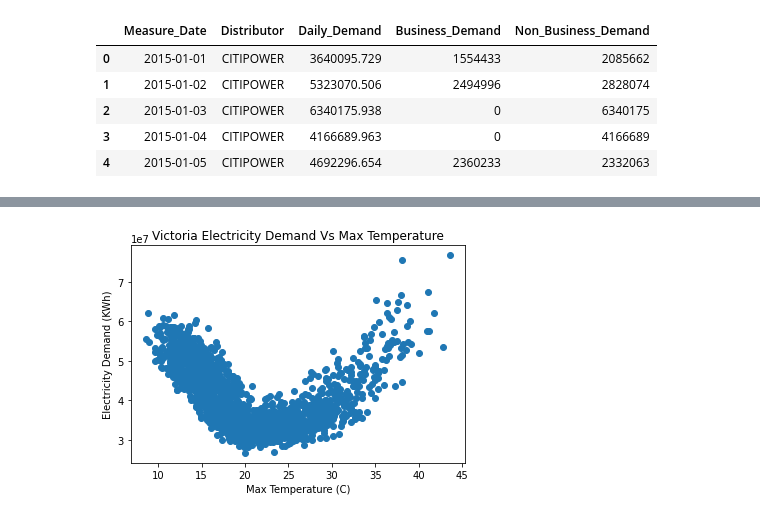
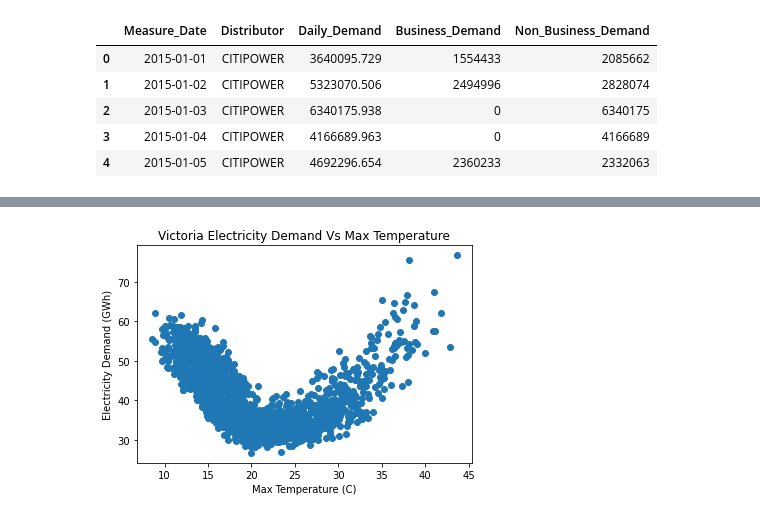
Before and after one commit to tahsinurrahman2011/Project-1, a Jupyter notebook: Electricity Demand Vs Weather Analysis.ipynb, the cells around one changed output, grey strips where cells are left out. Drawn from its saved outputs; the diff is of its cells as text; code cells hidden in the pictures.

Commit message:
demand agaist weather plotting

```diff
--- a/Electricity Demand Vs Weather Analysis.ipynb
+++ b/Electricity Demand Vs Weather Analysis.ipynb
@@ -84,6 +85,6 @@ demand_df.head()
 | 4 | 2015-01-05 | CITIPOWER | 4692296.654 | 2360233 | 2332063 |
 # %%
 Vicdemand_df = demand_df.groupby(['Measure_Date']).agg({'Daily_Demand': "sum",'Business_Demand': "sum",'Non_Business_Demand': "sum"})
-VicdemandDaily_df = pd.DataFrame(Vicdemand_df['Daily_Demand'])
-
-VicdemandDaily_df.tail()
+VicdemandDaily_df = pd.DataFrame(Vicdemand_df['Daily_Demand']/1000000)
+VicdemandDaily_df = VicdemandDaily_df.rename(columns={"Daily_Demand": "Daily_Demand (GWh)"})
+VicdemandDaily_df = VicdemandDaily_df
@@ -99,5 +92,8 @@ VicdemandDaily_df.tail()
 MaxTempDF = weatherDF.loc[weatherDF.MeasurementType == 'MaxTemp']
 MaxTempDF = MaxTempDF.loc[((MaxTempDF.Measure_Date >= '2015-01-01') & (MaxTempDF.Measure_Date < '2019-07-01'))]
 MaxTempDF = MaxTempDF.groupby(['Measure_Date']).agg({'Measure': 'mean'})
-MaxTempDF.tail()
+
+VicDailyDemand_MaxTemp = VicdemandDaily_df.merge(MaxTempDF, left_index=True, right_index=True)
+VicDailyDemand_MaxTemp.dropna(inplace=True)
+VicDailyDemand_MaxTemp.head()
 # %% [output]
@@ -122,9 +107,9 @@ VicDailyDemand_MaxTemp.head()
 # %%
-# VicDailyDemand_MaxTemp.plot(x='Measure', y='Daily_Demand', style='o')
-plt.scatter(VicDailyDemand_MaxTemp['Measure'], VicDailyDemand_MaxTemp['Daily_Demand'])
+
+plt.scatter(VicDailyDemand_MaxTemp['Measure'], VicDailyDemand_MaxTemp['Daily_Demand (GWh)'])
 plt.xlabel("Max Temperature (C)")
-plt.ylabel("Electricity Demand (KWh)")
+plt.ylabel("Electricity Demand (GWh)")
 plt.title("Victoria Electricity Demand Vs Max Temperature")
 plt.show()
 # %% [output]
-[figure, old version]
+[figure, new version]
```
Also changed, not shown: parts of 8 cells of this notebook, 1 other file.
